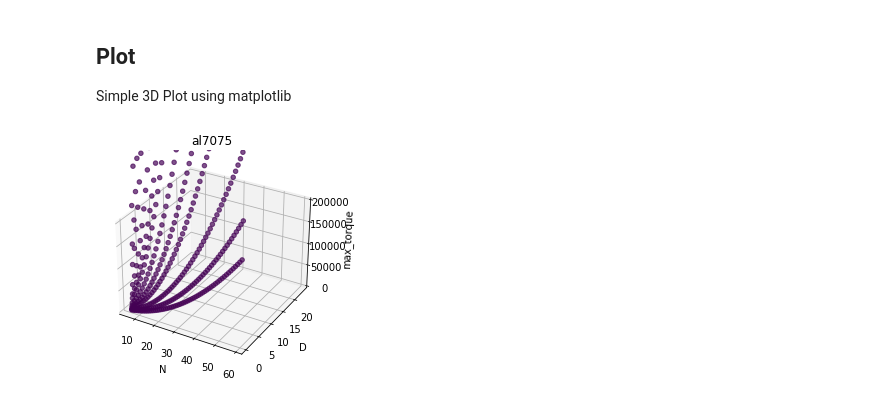
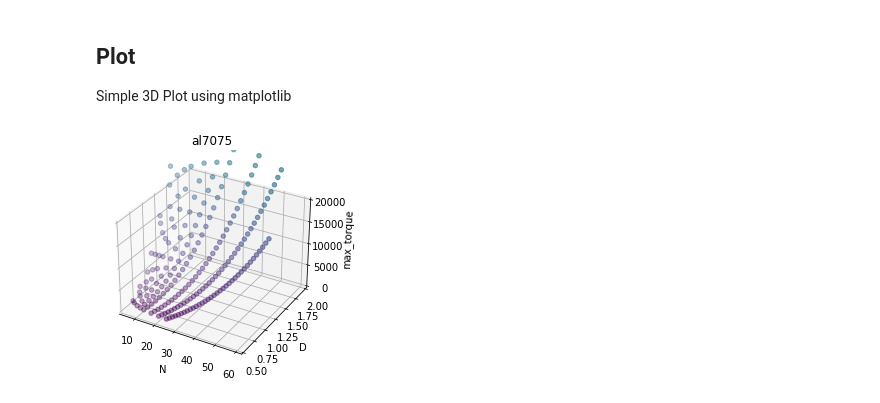
Before and after one commit to jaffer-ali/spline-optimizer, a Jupyter notebook: spline-optimizer.ipynb, the cells around one changed output. Drawn from its saved outputs; the diff is of its cells as text; code cells hidden in the pictures.

Commit message:
fixed torsion issue

```diff
--- a/spline-optimizer.ipynb
+++ b/spline-optimizer.ipynb
@@ -148,7 +148,7 @@ $D_o$ = Input OD, in
 $τ_{max}$ = Max Shear Stress, psi
 # %%
 def get_max_id(τ_max, T_max, D_o):
-    return (D_o**3 - (16*T_max)/(τ_max*math.pi))**(1/4)
+    return max(0, D_o**3 - (16*T_max)/(τ_max*math.pi))**(1/4)
 # %% [markdown]
 ## Planar Mass
 
@@ -168,14 +168,14 @@ def get_tube_planar_mass(t, d, ρ):
 Takes the minimum torque value out of all the previously mentioned methods
 # %%
 def get_max_torque(N,L,H,D,id, S_c, S_sa):
-    #max_shear_torque = get_max_shear_torque(D, N, L, S_sa)
+    max_shear_torque = get_max_shear_torque(D, N, L, S_sa)
 
     max_compressive_torque = get_max_compressive_torque(D,N,L,S_c,H)
 
-    #max_torsional_torque = get_torsional_stress(S_sa, D - id, D).real
+    max_torsional_torque = get_torsional_stress(S_sa, D - id, D)
 
 
-    return max_compressive_torque #min(max_shear_torque, max_compressive_torque)
+    return min(max_shear_torque, max_compressive_torque,max_torsional_torque  )
 # %% [markdown]
 ## Plot
 
@@ -192,11 +192,30 @@ def NPplot(material, zaxis):
     ax.set_ylabel('D')
     ax.set_zlabel(zaxis)
 
-    ax.set_zlim(0,200000)
+    ax.set_zlim(0,20000)
+    ax.set_ylim(.5,2)
     ax.scatter3D(xdata, ydata, zdata, c=zdata)
 
     plt.title(material["material_name"])
     plt.show()
+# %%
+def NPplot(material, zaxis):
+    ax = plt.axes(projection='3d')
+
+    zdata = material[zaxis]
+    xdata = material["N"]
+    ydata = material["D"]
+
+    ax.set_xlabel('N')
+    ax.set_ylabel('D')
+    ax.set_zlabel(zaxis)
+
+    ax.set_zlim(0,20000)
+    ax.set_ylim(.5,2)
+    ax.scatter3D(xdata, ydata, zdata, c=zdata)
+
+    plt.title(material["material_name"])
+    plt.show()
 # %%
 #for material_name, material in materials.items():
 material = materials["al7075"]
@@ -211,35 +230,35 @@ material["id"] = []
 shear_stress = material["shear_stress"]
 tensile_stress = material["tensile_stress"]
 
     # compressive_stress(N,L,H,D, S_c, K_m, K_l, K_o, K_t)
 
 # https://www.zakgear.com/External_Spline_tables.html
 for P in pitch_selection:
     for N in range(6,60):
         D = get_pitch_diameter(N, P)
         H = get_tooth_height(N, P, 30)
         t = get_tooth_thickness(P)
 
         id = get_max_id(shear_stress, inp_torque, D)
 
         T = get_max_torque(N,L,H,D,id,tensile_stress,shear_stress)
 
         planar_mass = get_tube_planar_mass(D - id, D, material["density"])
 
         max_L = get_max_effective_length(D)
 
-        if True:#(T > inp_torque): #or (max_L < L): # TODO: generate graphs without max effective length to see difference
+        if D > .5 and D < 2:#(T > inp_torque): #or (max_L < L): # TODO: generate graphs without max effective length to see difference
             material["P"].append(P)
             material["D"].append(D)
             material["N"].append(N)
             material["max_torque"].append(T)
             material["id"].append(id)
             material["planar_mass"].append(planar_mass)
 
 NPplot(material, "max_torque") # TODO write max_torque planar_mass cost function
 #NPplot(material, "planar_mass")
 # %% [output]
-[figure, old version]
+[figure, new version]
 # %%
 with open('output.csv', 'w') as f:
     writer = csv.writer(f)
```
Also changed, not shown: parts of 1 cell of this notebook, 1 other file.
